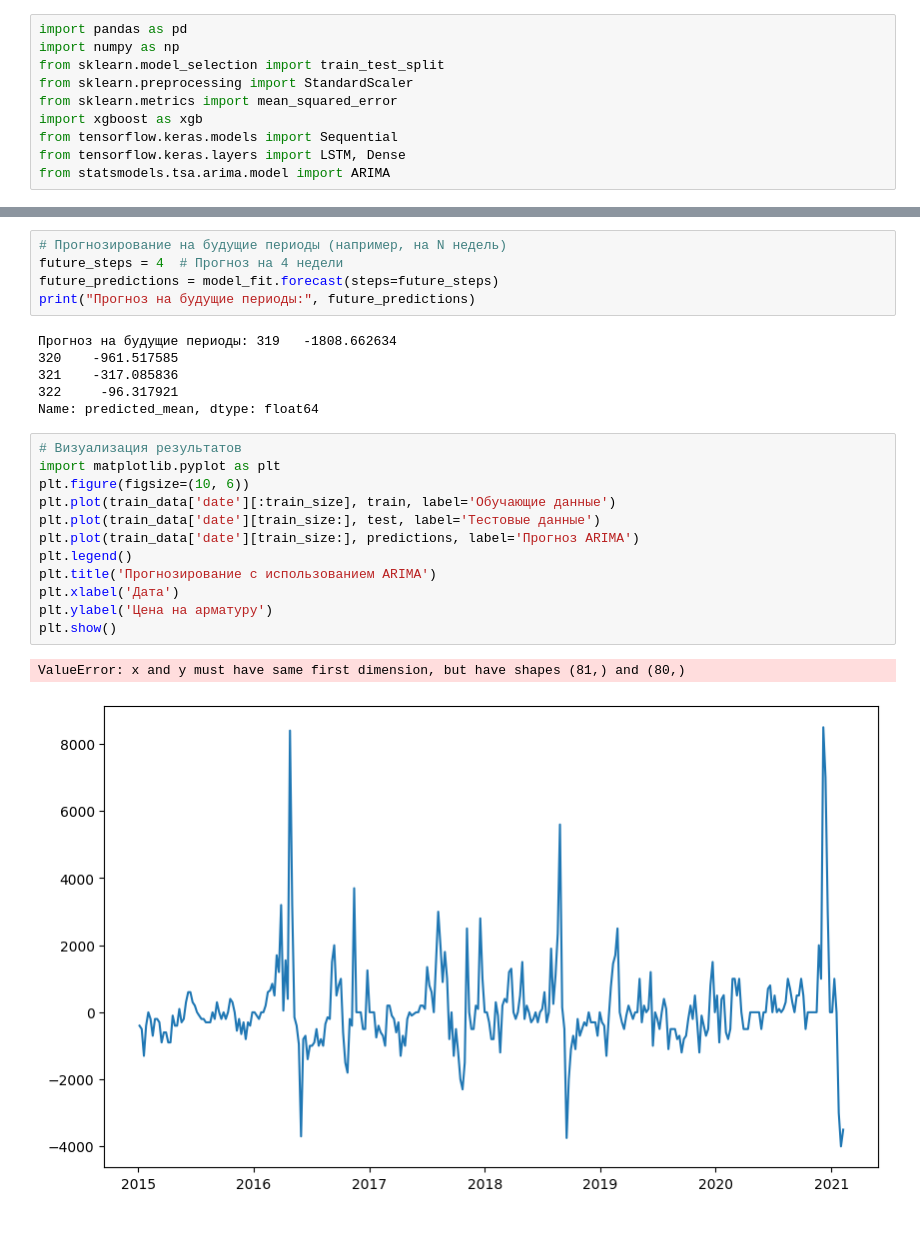
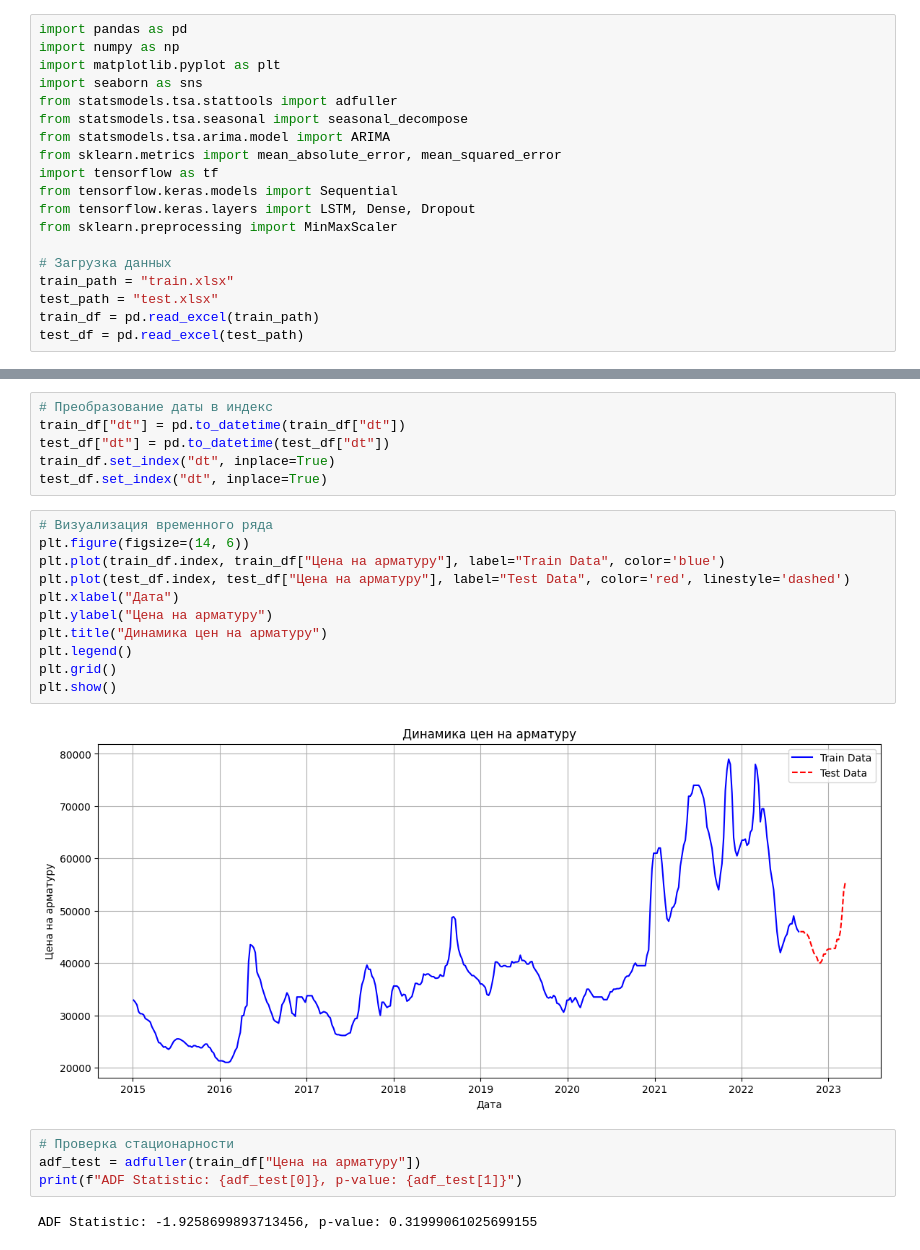
Before and after one commit to EBUSYGIN/ML-3, a Jupyter notebook: ML_3.ipynb, the cells around one changed output, grey strips where cells are left out. Saved outputs shown, nothing was run; the diff lists cells and outputs as text.

```diff
--- a/ML_3.ipynb
+++ b/ML_3.ipynb
@@ -3,10 +3,19 @@
 # %%
 import pandas as pd
 import numpy as np
-from sklearn.model_selection import train_test_split
-from sklearn.preprocessing import StandardScaler
-from sklearn.metrics import mean_squared_error
-import xgboost as xgb
+import matplotlib.pyplot as plt
+import seaborn as sns
+from statsmodels.tsa.stattools import adfuller
+from statsmodels.tsa.seasonal import seasonal_decompose
+from statsmodels.tsa.arima.model import ARIMA
+from sklearn.metrics import mean_absolute_error, mean_squared_error
+import tensorflow as tf
 from tensorflow.keras.models import Sequential
-from tensorflow.keras.layers import LSTM, Dense
-from statsmodels.tsa.arima.model import ARIMA
+from tensorflow.keras.layers import LSTM, Dense, Dropout
+from sklearn.preprocessing import MinMaxScaler
+
+# Загрузка данных
+train_path = "train.xlsx"
+test_path = "test.xlsx"
+train_df = pd.read_excel(train_path)
+test_df = pd.read_excel(test_path)
@@ -110,26 +22,25 @@ MSE ARIMA: 7872130.020799557
-# %%
-# Прогнозирование на будущие периоды (например, на N недель)
-future_steps = 4  # Прогноз на 4 недели
-future_predictions = model_fit.forecast(steps=future_steps)
-print("Прогноз на будущие периоды:", future_predictions)
-# %% [output]
-Прогноз на будущие периоды: 319   -1808.662634
-320    -961.517585
-321    -317.085836
-322     -96.317921
-Name: predicted_mean, dtype: float64
-# %%
-# Визуализация результатов
-import matplotlib.pyplot as plt
-plt.figure(figsize=(10, 6))
-plt.plot(train_data['date'][:train_size], train, label='Обучающие данные')
-plt.plot(train_data['date'][train_size:], test, label='Тестовые данные')
-plt.plot(train_data['date'][train_size:], predictions, label='Прогноз ARIMA')
-plt.legend()
-plt.title('Прогнозирование с использованием ARIMA')
-plt.xlabel('Дата')
-plt.ylabel('Цена на арматуру')
-plt.show()
-# %% [output]
-ValueError: x and y must have same first dimension, but have shapes (81,) and (80,)
-[figure, removed]
+# %%
+# Преобразование даты в индекс
+train_df["dt"] = pd.to_datetime(train_df["dt"])
+test_df["dt"] = pd.to_datetime(test_df["dt"])
+train_df.set_index("dt", inplace=True)
+test_df.set_index("dt", inplace=True)
+# %%
+# Визуализация временного ряда
+plt.figure(figsize=(14, 6))
+plt.plot(train_df.index, train_df["Цена на арматуру"], label="Train Data", color='blue')
+plt.plot(test_df.index, test_df["Цена на арматуру"], label="Test Data", color='red', linestyle='dashed')
+plt.xlabel("Дата")
+plt.ylabel("Цена на арматуру")
+plt.title("Динамика цен на арматуру")
+plt.legend()
+plt.grid()
+plt.show()
+# %% [output]
+[figure, added]
+# %%
+# Проверка стационарности
+adf_test = adfuller(train_df["Цена на арматуру"])
+print(f"ADF Statistic: {adf_test[0]}, p-value: {adf_test[1]}")
+# %% [output]
+ADF Statistic: -1.9258699893713456, p-value: 0.31999061025699155
```
Also changed, not shown: parts of 12 cells of this notebook.
